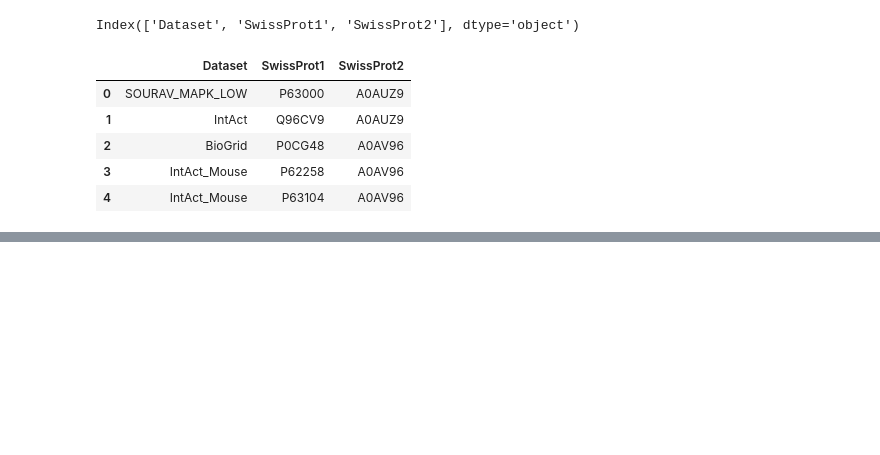
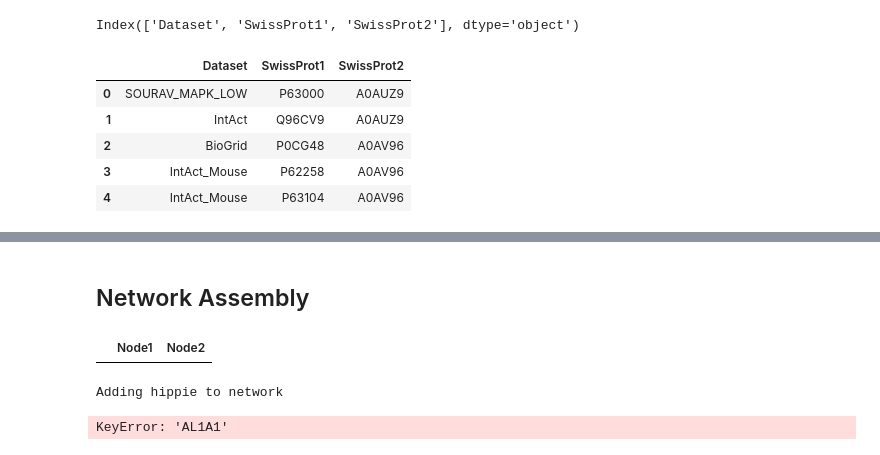
Before and after one commit to gomezlab/kinotypeClusteringAndRegression, a Jupyter notebook: src/assembleNetwork.ipynb, the cells around one changed output, grey strips where cells are left out. Drawn from its saved outputs; the diff is of its cells as text; code cells hidden in the pictures; blank space fills up the shorter version.

Commit message:
add initial network assembly w/o id_dict

```diff
--- a/src/assembleNetwork.ipynb
+++ b/src/assembleNetwork.ipynb
@@ -190,3 +190,24 @@ Int64Index([0, 1, 2, 3, 4, 5, 6, 7, 8, 9, 10, 11, 12, 13, 14], dtype='int64')
 | 2 | uniprotkb:Q72547 | uniprotkb:Q72547 | intact:EBI-7484755|intact:MINT-82... | intact:EBI-7484755|intact:MINT-82... | psi-mi:q72547_9hiv1(display_long)... | psi-mi:q72547_9hiv1(display_long)... | psi-mi:"MI:0030"(cross-linking st... | Nishitsuji et al. (2011) | pubmed:22004763|imex:IM-16791|min... | taxid:11676(9hiv1)|taxid:11676(Hu... | taxid:11676(9hiv1)|taxid:11676(Hu... | ... |
 | 3 | uniprotkb:Q90VU7 | uniprotkb:Q900A7 | intact:EBI-7460704|intact:MINT-52... | intact:EBI-7460739|intact:MINT-82... | psi-mi:q90vu7_9hiv1(display_long)... | psi-mi:q900a7_9hiv1(display_long)... | psi-mi:"MI:0416"(fluorescence mic... | Sugiyama et al. (2011) | pubmed:21970979|imex:IM-16787|min... | taxid:11676(9hiv1)|taxid:11676(Hu... | taxid:11676(9hiv1)|taxid:11676(Hu... | ... |
 | 4 | uniprotkb:Q2Q067 | uniprotkb:Q13015 | intact:EBI-9675545 | intact:EBI-6269719 | psi-mi:q2q067_9dela(display_long)... | psi-mi:af1q_human(display_long)|u... | psi-mi:"MI:0397"(two hybrid array) | Simonis et al. (2012) | imex:IM-22977|pubmed:22458338 | taxid:11908(humt-)|taxid:11908(Hu... | taxid:9606(human)|taxid:9606(Homo... | ... |
+# %% [markdown]
+## Network Assembly
+# %%
+network = pd.DataFrame(columns=['Node1', 'Node2'])
+network.head()
+# %% [output]
+|  | Node1 | Node2 |
+# %%
+for source_name, data in data_sources.items():
+    print('Adding', source_name, 'to network')
+
+    left_col, right_col = data_preproc[source_name]['columns']
+    left_map, right_map = data_preproc[source_name]['maps']
+
+    left_nodes = data[left_col].apply(left_map)
+    right_nodes = data[right_col].apply(right_map)
+
+    network.append(pd.DataFrame(left_nodes, right_nodes), columns=network.columns)
+# %% [output]
+Adding hippie to network
+KeyError: 'AL1A1'
```
